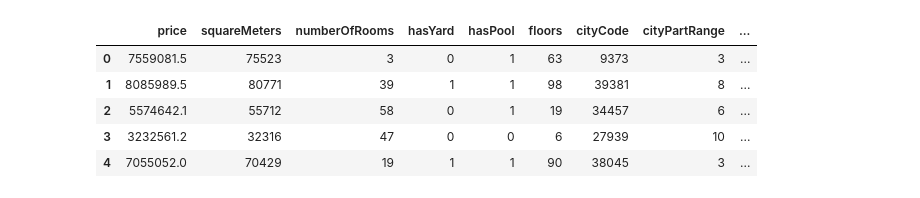
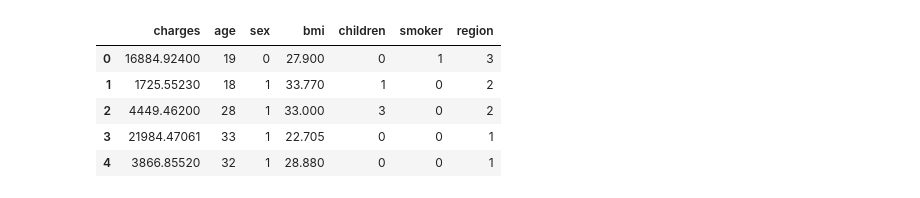
Before and after one commit to adityan18/Minor, a Jupyter notebook: DataSet/binary.ipynb, the cells around one changed output. Saved outputs shown, nothing was run; the diff lists cells and outputs as text; code cells hidden in the pictures.

```diff
--- a/DataSet/binary.ipynb
+++ b/DataSet/binary.ipynb
@@ -11,6 +11,6 @@ def convert(x):
     return int(y.bin(frac_dot=False), 2)
 # %%
 # df = pd.read_csv('winequality-red.csv')
-df = pd.read_csv('ParisHousing.csv')
+df = pd.read_csv('insurance.csv')
 df.head()
 # %% [output]
@@ -36,12 +36,12 @@ df.describe()
 # %%
-df.insert(0, 'price', df.pop('price'))
+df.insert(0, 'charges', df.pop('charges'))
 # df.insert(0, 'quality', df.pop('quality'))
 df.head()
 # %% [output]
-|  | price | squareMeters | numberOfRooms | hasYard | hasPool | floors | cityCode | cityPartRange | ... |
-| 0 | 7559081.5 | 75523 | 3 | 0 | 1 | 63 | 9373 | 3 | ... |
-| 1 | 8085989.5 | 80771 | 39 | 1 | 1 | 98 | 39381 | 8 | ... |
-| 2 | 5574642.1 | 55712 | 58 | 0 | 1 | 19 | 34457 | 6 | ... |
-| 3 | 3232561.2 | 32316 | 47 | 0 | 0 | 6 | 27939 | 10 | ... |
-| 4 | 7055052.0 | 70429 | 19 | 1 | 1 | 90 | 38045 | 3 | ... |
+|  | charges | age | sex | bmi | children | smoker | region |
+| 0 | 16884.92400 | 19 | 0 | 27.900 | 0 | 1 | 3 |
+| 1 | 1725.55230 | 18 | 1 | 33.770 | 1 | 0 | 2 |
+| 2 | 4449.46200 | 28 | 1 | 33.000 | 3 | 0 | 2 |
+| 3 | 21984.47061 | 33 | 1 | 22.705 | 0 | 0 | 1 |
+| 4 | 3866.85520 | 32 | 1 | 28.880 | 0 | 0 | 1 |
 # %%
```
Also changed, not shown: parts of 12 cells of this notebook, 4 other files.
